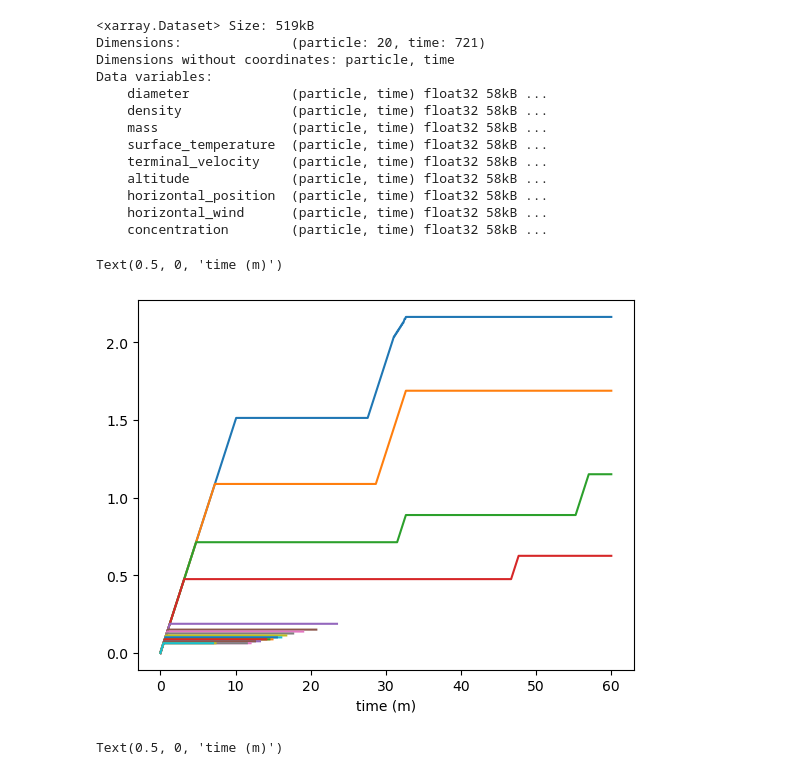
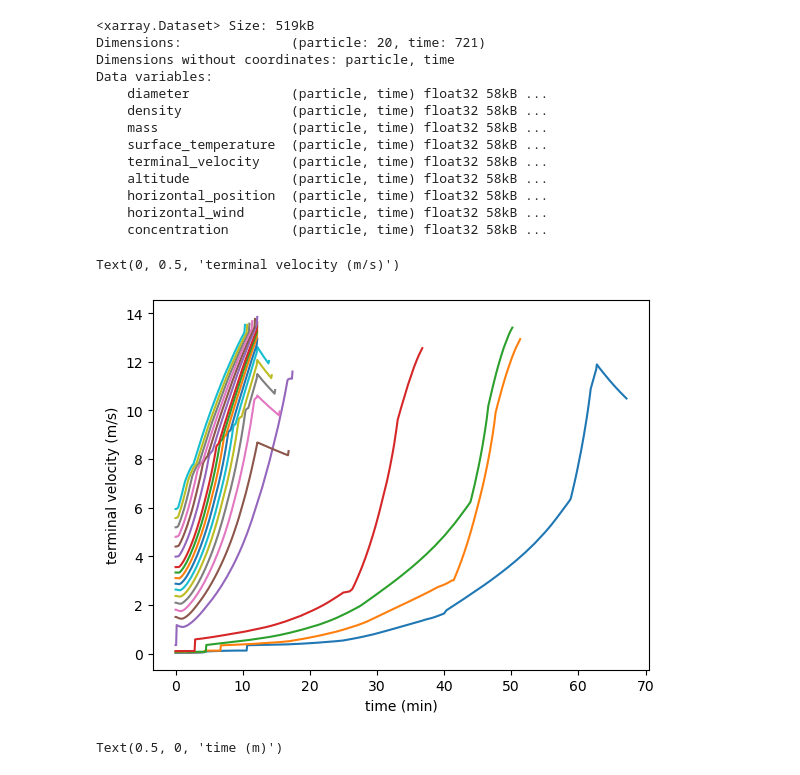
Before and after one commit to ezriri/simple-graupel-model, a Jupyter notebook: plotting_output.ipynb, the cells around one changed output. Saved outputs shown, nothing was run; the diff lists cells and outputs as text; code cells hidden in the pictures.

```diff
--- a/plotting_output.ipynb
+++ b/plotting_output.ipynb
@@ -197,0 +393,38 @@ Text(0, 0.5, 'altitude')
+# %%
+fig, ax = plt.subplots(figsize=(8, 8))
+zbase = ptz(namelist['pbase']) # height of cloud base (m)
+
+thtop_1 = ncfile_envi['thermal_top_1']
+cldtop = ncfile_envi['cloud_top']
+same = np.isclose(thtop_1.values, cldtop.values, equal_nan=False)
+zct = thtop_1 - namelist['ZCT']
+zct_matched = zct.where(same)
+for t in range(1):
+    for s in range(min(5, ncfile_ice.sizes['particle'])):
+        p0_ice = ncfile_ice.isel(time=0, particle=s)
+        value = ncfile['time'].isel(time=t)
+
+        x = p0_ice['horizontal_position'].values
+        z = p0_ice['altitude'].values / 1000
+        ax.plot(x, z, marker='.')
+
+    ## plot all thermals / debris base
+    plt.axhline(y=zct_matched.isel(time=t), color='purple', linestyle=(0, (1, 1)), label='zct')
+
+    plt.axhline(y= ncfile_envi['cloud_top'].isel(time=t), color='blue', linestyle='solid', label='cldtop', alpha=0.25)
+    plt.axhline(y= ncfile_envi['debris_base'].isel(time=t), color='grey', linestyle='--', label='debris_base', alpha=0.25)
+    plt.axhline(y= ncfile_envi['thermal_top_1'].isel(time=t), color='red', linestyle=(0, (1, 1)), label='thtop1', alpha=0.5)
+    plt.axhline(y= ncfile_envi['thermal_base_1'].isel(time=t), color='red', linestyle=(0, (1, 1)), label='thbase1', alpha=0.5)
+    plt.axhline(y= ncfile_envi['thermal_top_2'].isel(time=t), color='orange', linestyle=(0, (1, 1)), label='thtop2', alpha=0.5)
+    plt.axhline(y= ncfile_envi['thermal_base_2'].isel(time=t), color='orange', linestyle=(0, (1, 1)), label='thbase2', alpha=0.5)
+
+plt.title(f"Time: {value.values/60:.2f} min")
+ax.set_xlabel("horizontal position")
+ax.set_ylabel("altitude (km)")
+
+plt.axvline(x=namelist['TWID'], color='black', linestyle='--', label='TWID')
+plt.axhline(y=zbase/1000, color='black', linestyle='--', label='cloud_base',alpha=0.5)
+plt.axhline(y=namelist['CTOP'], color='black', linestyle=(0, (1, 2)), label='CTOP', alpha=0.5)
+plt.legend(loc='lower right', fontsize=8)
+
+plt.show()
@@ -235,16 +531,17 @@ Data variables:
 # %%
 for s in range(ncfile_ice.sizes['particle']):
     p0_ice = ncfile_ice.isel(particle=s)
     #plt.plot(ncfile_v3_1['time'],p0_ice['altitude'])
     #plt.plot(p0_ice['diameter']*1000, p0_ice['altitude'])
-    plt.plot(ncfile['time']/60, p0_ice['horizontal_position'])
+    #plt.plot(ncfile['time']/60, p0_ice['horizontal_position'])
+    plt.plot(ncfile['time']/60, p0_ice['terminal_velocity'])
     #plt.plot(p0_ice['diameter']*1000, p0_ice['altitude'])
 
-plt.xlabel("time (m)")
-#plt.ylabel("altitude (m)")
+plt.xlabel("time (min)")
+plt.ylabel("terminal velocity (m/s)")
 # %% [output]
-Text(0.5, 0, 'time (m)')
+Text(0, 0.5, 'terminal velocity (m/s)')
-[figure, old version]
+[figure, new version]
 # %%
 for s in range(ncfile_ice.sizes['particle']):
     p0_ice = ncfile_ice.isel(particle=s)
```
Also changed, not shown: parts of 23 cells of this notebook, 48 other files.
